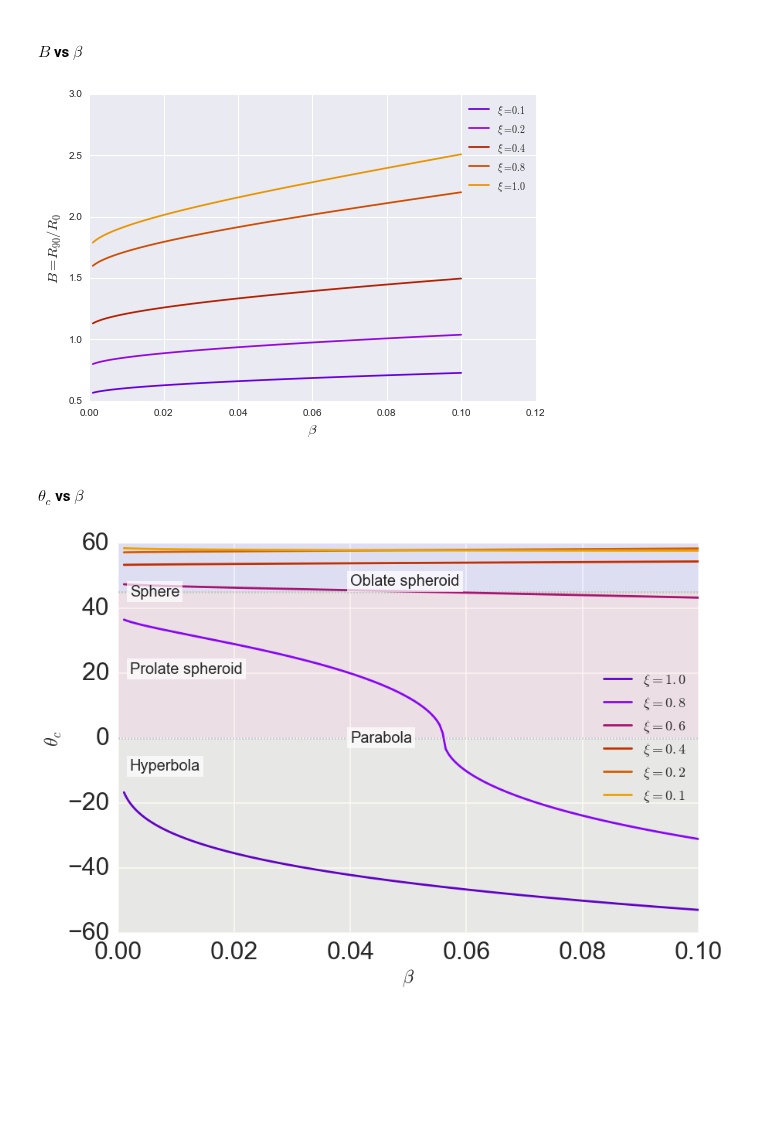
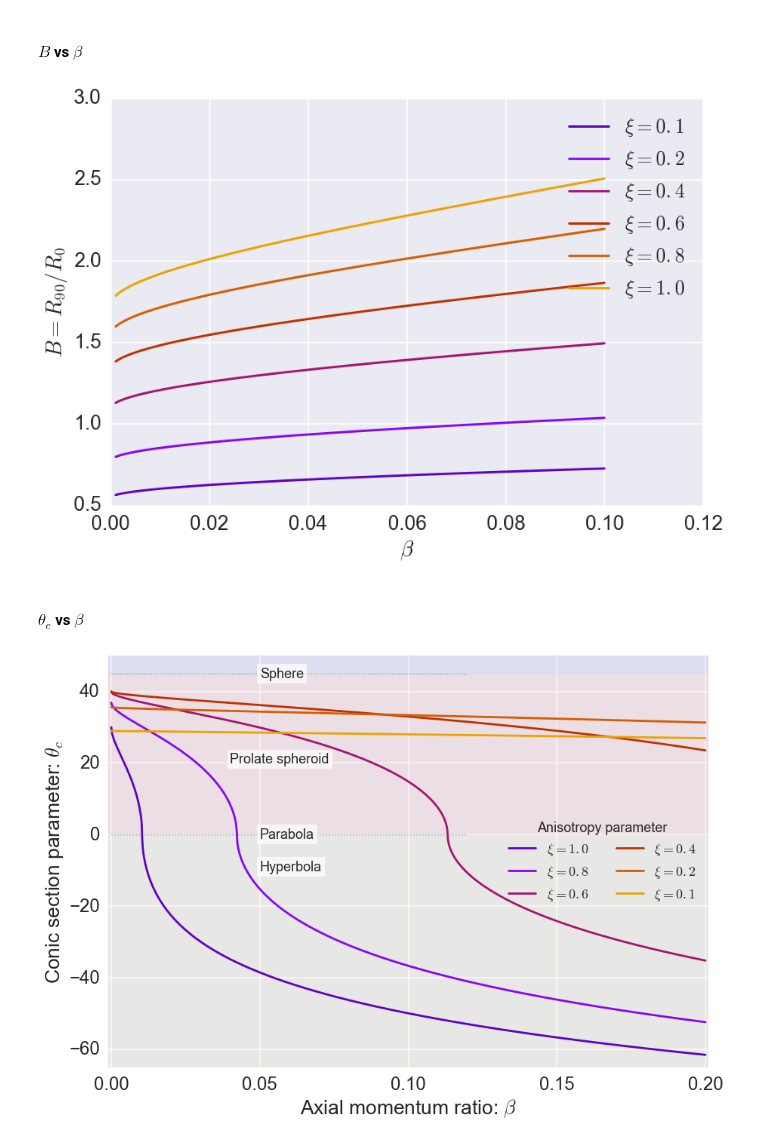
Before and after one commit to will-henney/bowshock-shape, a Jupyter notebook: papers/Paper1/Radii_vs_beta.ipynb, the cells around one changed output. Saved outputs shown, nothing was run; the diff lists cells and outputs as text; code cells hidden in the pictures; blank space fills up the shorter version.

```diff
--- a/papers/Paper1/Radii_vs_beta.ipynb
+++ b/papers/Paper1/Radii_vs_beta.ipynb
@@ -78,17 +80,19 @@ sns.axes_style()
 # %% [markdown]
 ### Show both radii on the same graph
 # %%
-sns.set_context('poster', font_scale=2.0, rc={'font.size': 20})
+sns.set_context('poster', font_scale=1.5)
+labelsize = 18
 for x,xc in zip(reversed(xi), xcolors):
     ACurv = A(beta,x)
     plt.plot(beta,ACurv,linestyle="-",color=xc,label=r"$\xi={}$".format(x))
     Bnorm = B(beta,x)
     plt.plot(beta,Bnorm,linestyle = "--",color=xc,label=None)
-plt.legend(ncol=2, loc='upper left', fontsize=18)
-plt.xlabel(r"$\beta$",fontsize="xx-large")
-plt.ylabel(r"$A=R_c/R_0$, $B=R_{90}/R_0$",fontsize="xx-large")
-plt.ylim(0.0, None)
-plt.xlim(0.0, 0.10)
+leg = plt.legend(loc='upper left', fontsize=labelsize, ncol=2, title='Anisotropy parameter')
+leg.get_title().set_fontsize(labelsize)
+plt.xlabel(r"Axial momentum ratio: $\beta$")
+plt.ylabel(r"Dimensionless radii: $A=R_c/R_0$ and $B=R_{90}/R_0$")
+plt.ylim(0.0, 3.5)
+plt.xlim(-0.001, 0.201)
 plt.tight_layout()
 plt.savefig("AB-beta.pdf");
 # %% [output]
@@ -96,12 +100,13 @@ plt.savefig("AB-beta.pdf");
 # %% [markdown]
 #### $A$ vs $\beta$
 # %%
+sns.set_context('poster', font_scale=1.5)
 for x,xc in zip(xi,xcolors):
     ACurv = A(beta,x)
     plt.plot(beta,ACurv,linestyle="-",color=xc,label=r"$\xi={}$".format(x))
 plt.legend()
-plt.xlabel(r"$\beta$",fontsize="large")
-plt.ylabel(r"$A=R_c/R_0$",fontsize="large")
+plt.xlabel(r"$\beta$")
+plt.ylabel(r"$A=R_c/R_0$")
 plt.ylim(0.0, None)
 plt.savefig("A-beta.pdf");
 # %% [output]
@@ -113,34 +118,39 @@ for x,xc in zip(xi,xcolors):
     Bnorm = B(beta,x)
     plt.plot(beta,Bnorm,linestyle = "-",color=xc,label=r"$\xi={}$".format(x))
 plt.legend()
-plt.xlabel(r"$\beta$",fontsize="large")
-plt.ylabel(r"$B=R_{90}/R_0$",fontsize="large")
+plt.xlabel(r"$\beta$")
+plt.ylabel(r"$B=R_{90}/R_0$")
 plt.savefig("B-beta.pdf");
 # %% [output]
-[figure, old version]
+[figure, new version]
 # %% [markdown]
 #### $\theta_c$ vs $\beta$
 # %%
-sns.set_context('poster', font_scale=2.0, rc={'font.size': 20})
-plt.fill_between([0.0, 0.12], [-60, -60], [0, 0], color='y', alpha=0.05)
-plt.fill_between([0.0, 0.12], [0, 0], [45, 45], color='r', alpha=0.05)
-plt.fill_between([0.0, 0.12], [45, 45], [60, 60], color='b', alpha=0.05)
+sns.set_context('poster', font_scale=1.5)
+labelsize = 18
+xmin, xmax = -0.001, 0.201
+ymin, ymax = -65.0, 50.0
+plt.fill_between([xmin, xmax], [ymin, ymin], [0, 0], color='y', alpha=0.05)
+plt.fill_between([xmin, xmax], [0, 0], [45, 45], color='r', alpha=0.05)
+plt.fill_between([xmin, xmax], [45, 45], [ymax, ymax], color='b', alpha=0.05)
 wbox=dict(facecolor='white', alpha=0.7, ec='none')
-plt.text(0.04, 47.0, 'Oblate spheroid', bbox=wbox)
-plt.text(0.002, 20.0, 'Prolate spheroid', bbox=wbox)
-plt.text(0.002, -10.0, 'Hyperbola', bbox=wbox)
+#plt.text(0.04, 47.0, 'Oblate spheroid', bbox=wbox, fontsize=labelsize)
+plt.text(0.04, 20.0, 'Prolate spheroid', bbox=wbox, fontsize=labelsize)
+plt.text(0.05, -10.0, 'Hyperbola', bbox=wbox, fontsize=labelsize)
 plt.plot([0.0, 0.12], [0.0, 0.0], ':', alpha=0.5)
 plt.plot([0.0, 0.12], [45.0, 45.0], ':', alpha=0.5)
-plt.text(0.002, 45.0, 'Sphere', va='center', bbox=wbox)
-plt.text(0.04, 0.0, 'Parabola', va='center', bbox=wbox)
+plt.text(0.05, 45.0, 'Sphere', va='center', bbox=wbox, fontsize=labelsize)
+plt.text(0.05, 0.0, 'Parabola', va='center', bbox=wbox, fontsize=labelsize)
 for x,xc in zip(reversed(xi),xcolors):
     thc = np.degrees(theta_c(beta,x))
     plt.plot(beta,thc,linestyle="-",color=xc,label=r"$\xi={}$".format(x))
-plt.legend(loc='right', fontsize=18)
-plt.xlabel(r"$\beta$",fontsize="large")
-plt.ylabel(r"$\theta_c$",fontsize="large")
-plt.xlim(0.0, 0.1)
+leg = plt.legend(loc='right', fontsize=labelsize, ncol=2, title='Anisotropy parameter')
+leg.get_title().set_fontsize(labelsize)
+plt.xlabel(r"Axial momentum ratio: $\beta$")
+plt.ylabel(r"Conic section parameter: $\theta_c$")
+plt.xlim(xmin, xmax)
+plt.ylim(ymin, ymax)
 plt.tight_layout()
 plt.savefig("thc-beta.pdf");
 # %% [output]
-[figure, old version]
+[figure, new version]
```
Also changed, not shown: parts of 7 cells of this notebook, 4 other files.
